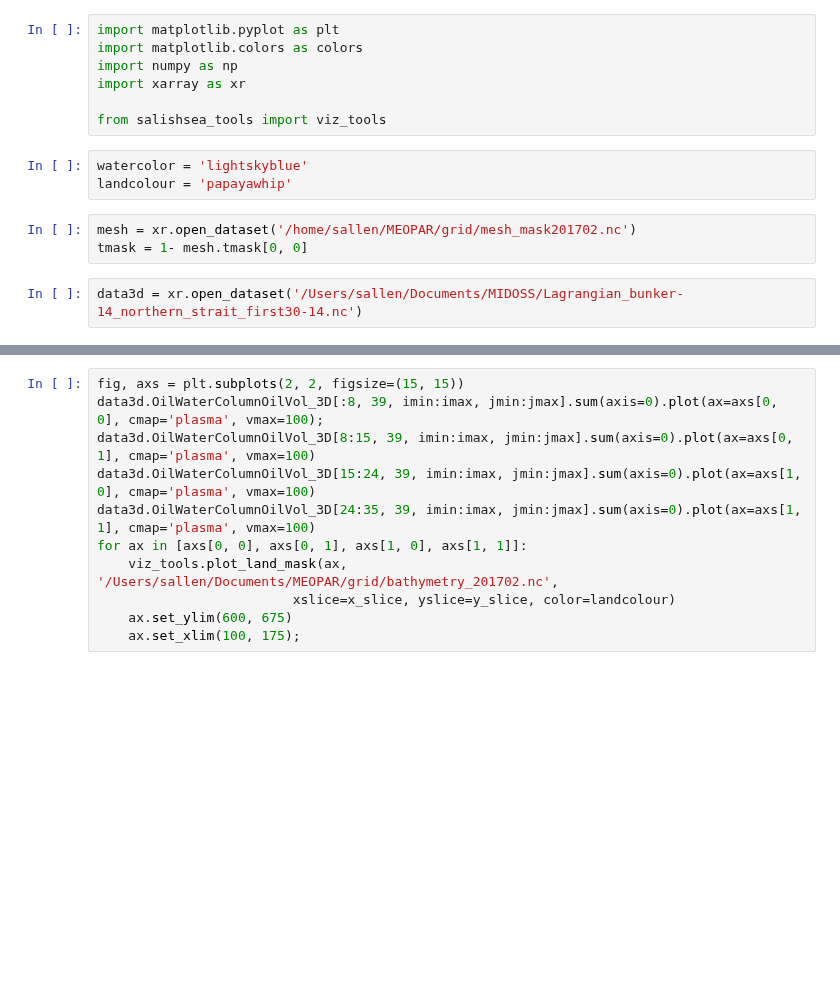
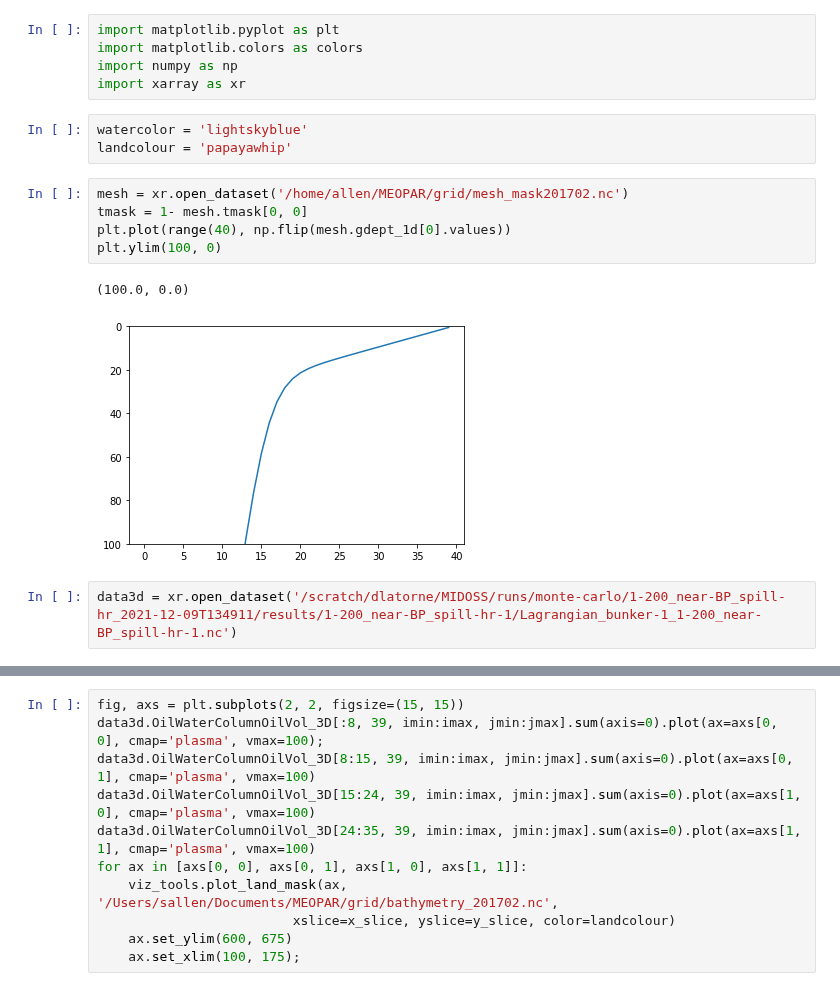
Before and after one commit to MIDOSS/Visualization, a Jupyter notebook: Snowflake.ipynb, the cells around one changed output, grey strips where cells are left out. Saved outputs shown, nothing was run; the diff lists cells and outputs as text; blank space fills up the shorter version.

```diff
--- a/Snowflake.ipynb
+++ b/Snowflake.ipynb
@@ -3,16 +3,19 @@ import matplotlib.pyplot as plt
 import matplotlib.colors as colors
 import numpy as np
 import xarray as xr
-
-from salishsea_tools import viz_tools
 # %%
 watercolor = 'lightskyblue'
 landcolour = 'papayawhip'
 # %%
-mesh = xr.open_dataset('/home/sallen/MEOPAR/grid/mesh_mask201702.nc')
+mesh = xr.open_dataset('/home/allen/MEOPAR/grid/mesh_mask201702.nc')
 tmask = 1- mesh.tmask[0, 0]
+plt.plot(range(40), np.flip(mesh.gdept_1d[0].values))
+plt.ylim(100, 0)
+# %% [output]
+(100.0, 0.0)
+[figure, added]
-# %%
-data3d = xr.open_dataset('/Users/sallen/Documents/MIDOSS/Lagrangian_bunker-14_northern_strait_first30-14.nc')
+# %%
+data3d = xr.open_dataset('/scratch/dlatorne/MIDOSS/runs/monte-carlo/1-200_near-BP_spill-hr_2021-12-09T134911/results/1-200_near-BP_spill-hr-1/Lagrangian_bunker-1_1-200_near-BP_spill-hr-1.nc')
 # %%
 data3d
 # %% [output]
```
Also changed, not shown: parts of 8 cells of this notebook, 1 other file.
